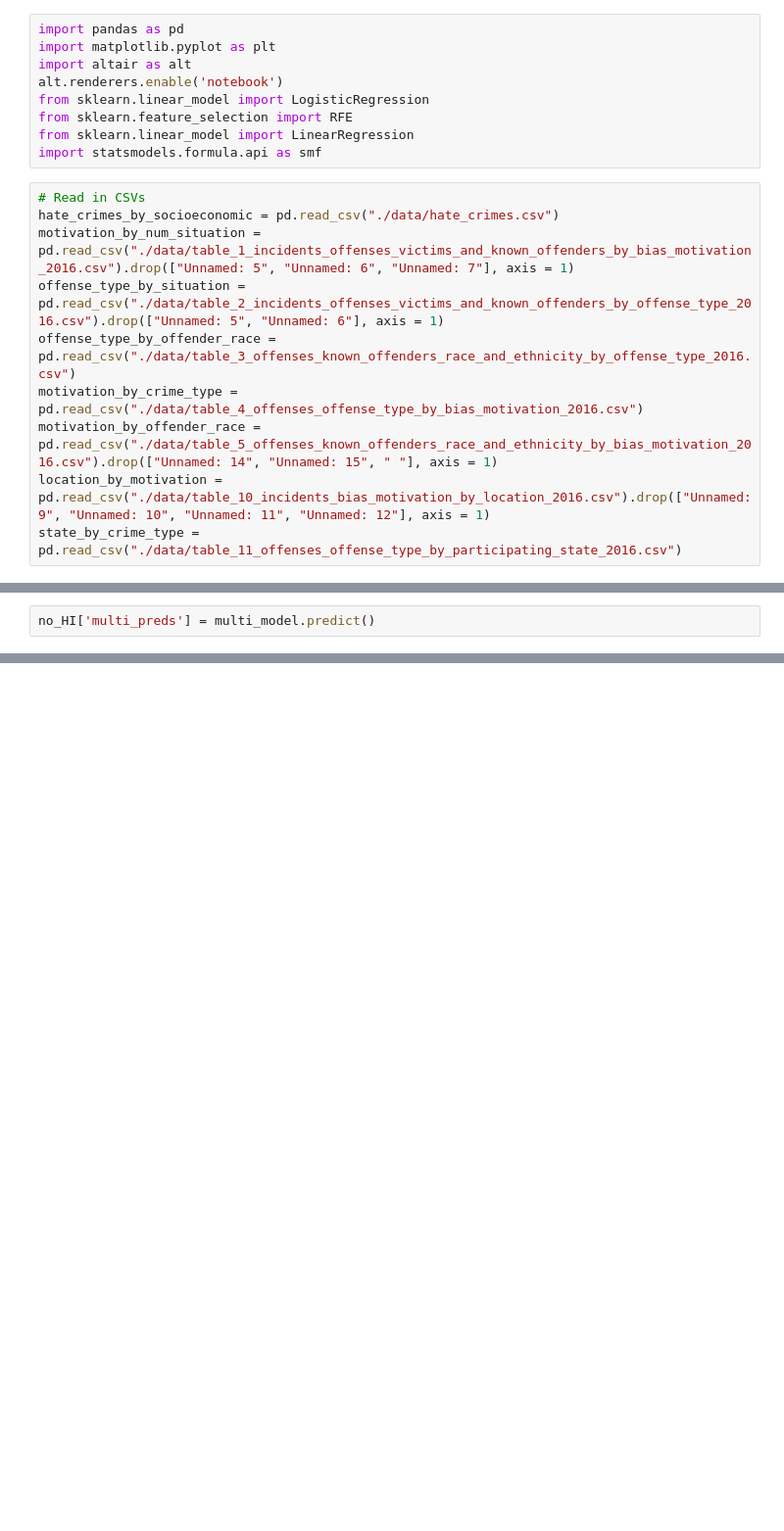
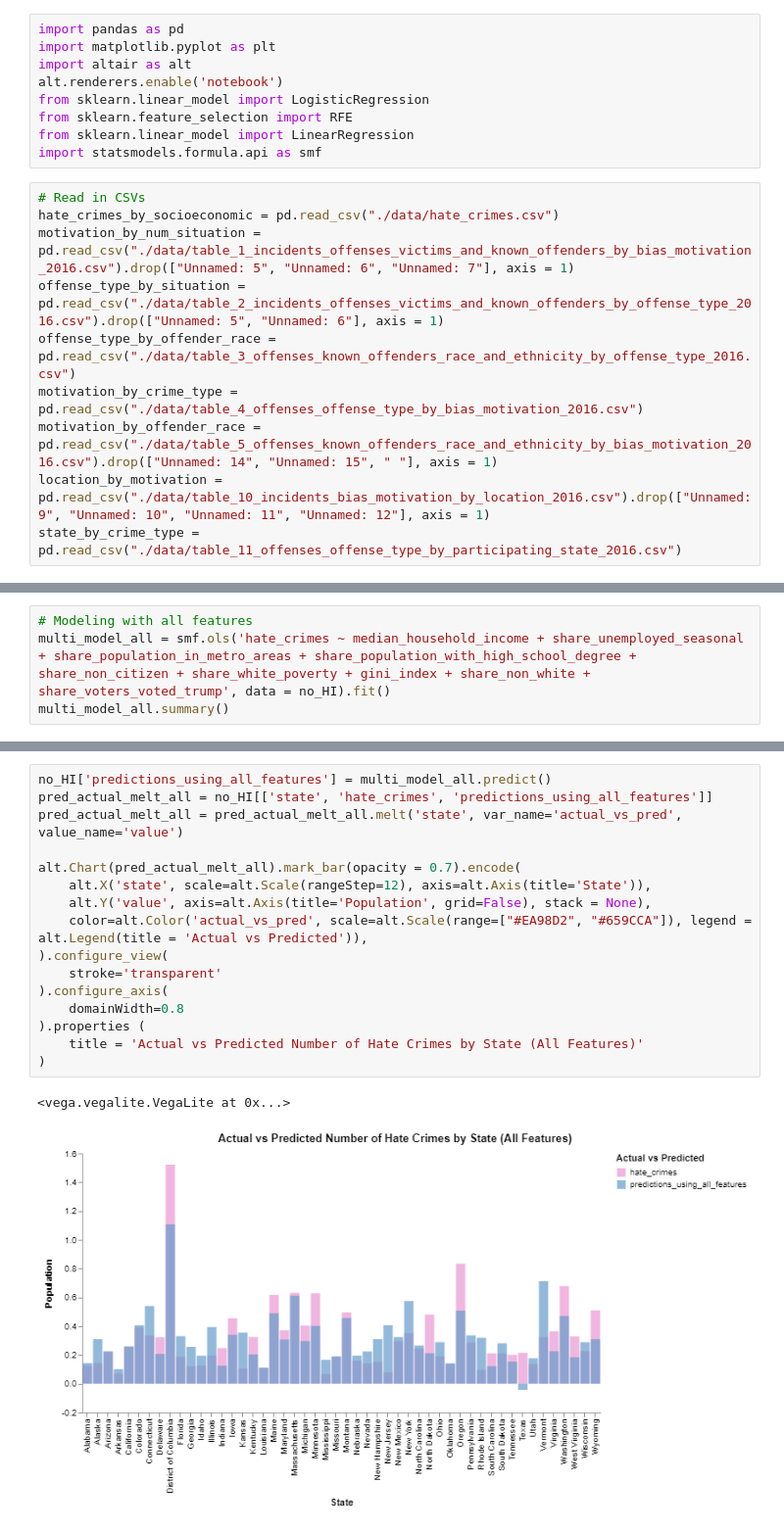
Before and after one commit to caseyahlan/hatecrimes-finalproject, a Jupyter notebook: statistical modeling.ipynb, the cells around one changed output, grey strips where cells are left out. Shown: that part at 98% size. Cells and saved outputs as stored; diff of their text form; blank space fills up the shorter version.

```diff
--- a/statistical modeling.ipynb
+++ b/statistical modeling.ipynb
@@ -65,5 +66,3 @@ OLS Regression Results
 | Kurtosis: | 3.176 | Cond. No. | 182. |
 Warnings:
 [1] Standard Errors assume that the covariance matrix of the errors is correctly specified.
-# %%
-no_HI['multi_preds'] = multi_model.predict()
@@ -86,0 +69,4 @@ plt.legend(fontsize = 20)
+# %%
+# Modeling with all features
+multi_model_all = smf.ols('hate_crimes ~ median_household_income + share_unemployed_seasonal + share_population_in_metro_areas + share_population_with_high_school_degree + share_non_citizen + share_white_poverty + gini_index + share_non_white + share_voters_voted_trump', data = no_HI).fit()
+multi_model_all.summary()
@@ -86,0 +103,19 @@ plt.legend(fontsize = 20)
+# %%
+no_HI['predictions_using_all_features'] = multi_model_all.predict()
+pred_actual_melt_all = no_HI[['state', 'hate_crimes', 'predictions_using_all_features']]
+pred_actual_melt_all = pred_actual_melt_all.melt('state', var_name='actual_vs_pred', value_name='value')
+
+alt.Chart(pred_actual_melt_all).mark_bar(opacity = 0.7).encode(
+    alt.X('state', scale=alt.Scale(rangeStep=12), axis=alt.Axis(title='State')),
+    alt.Y('value', axis=alt.Axis(title='Population', grid=False), stack = None),
+    color=alt.Color('actual_vs_pred', scale=alt.Scale(range=["#EA98D2", "#659CCA"]), legend = alt.Legend(title = 'Actual vs Predicted')),
+).configure_view(
+    stroke='transparent'
+).configure_axis(
+    domainWidth=0.8
+).properties (
+    title = 'Actual vs Predicted Number of Hate Crimes by State (All Features)'
+)
+# %% [output]
+<vega.vegalite.VegaLite at 0x...>
+[figure, added]
```
Also changed, not shown: parts of 11 cells of this notebook, 1 other file.
